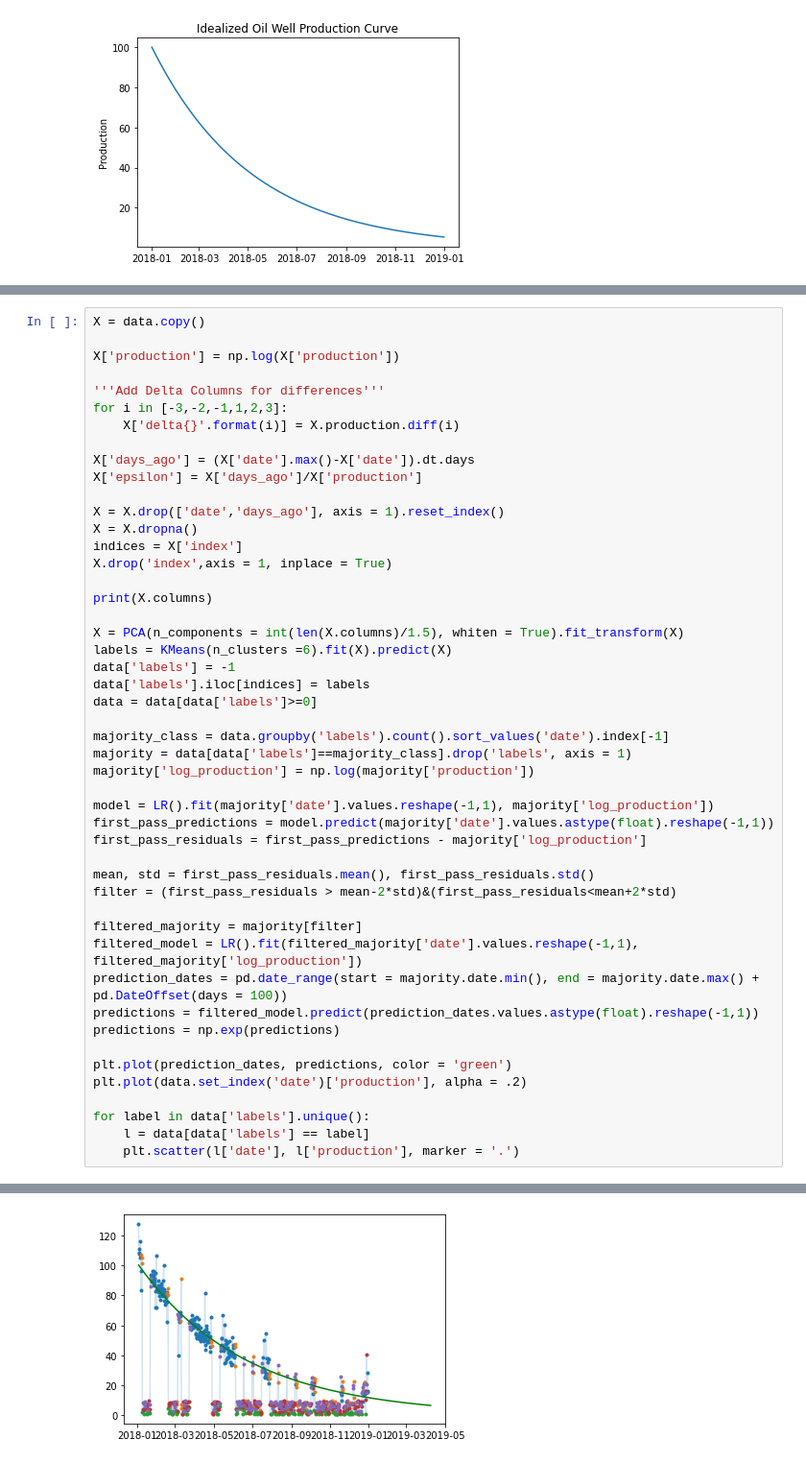
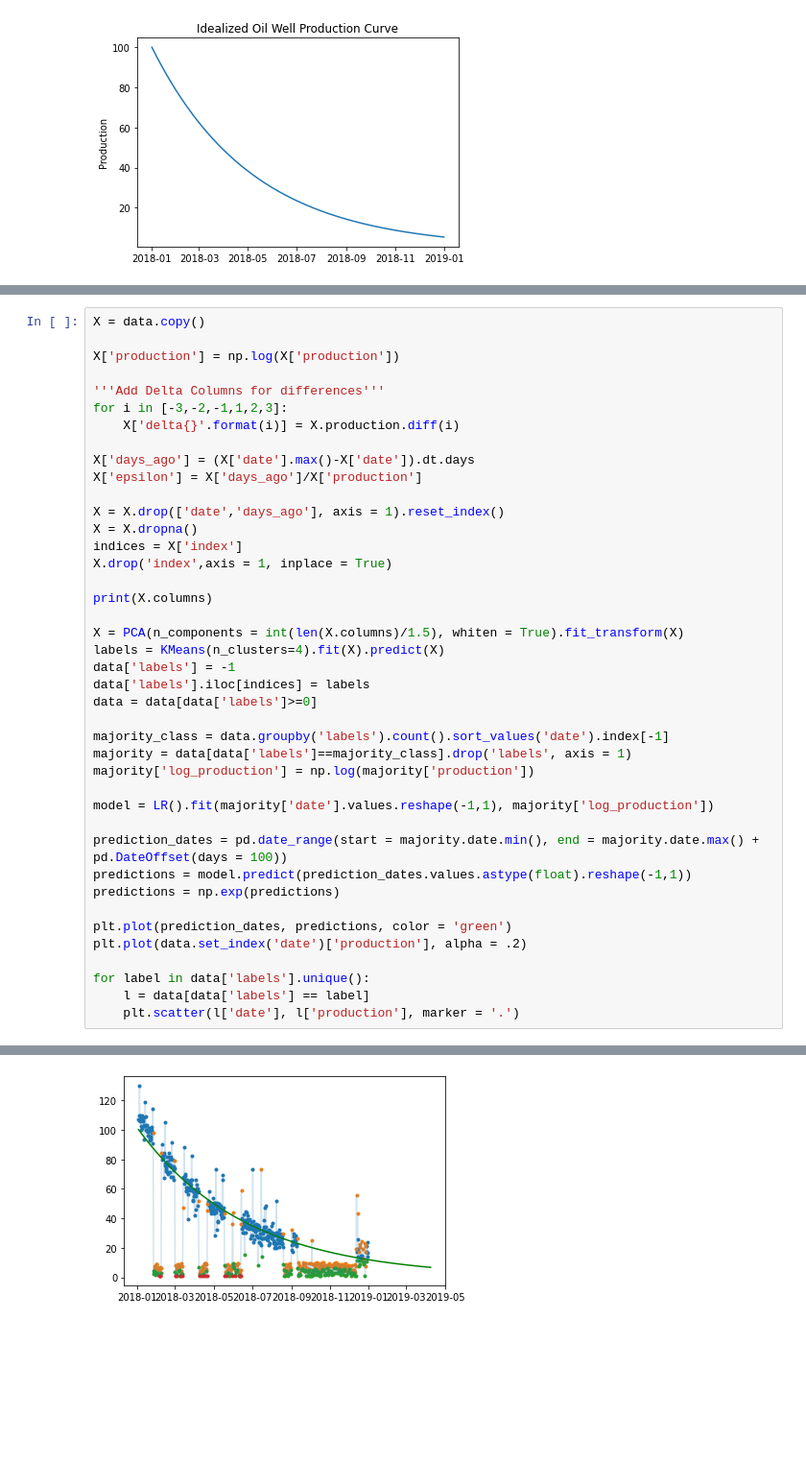
Before and after one commit to ljbelenky/decline, a Jupyter notebook: Production Modeling.ipynb, the cells around one changed output, grey strips where cells are left out. Shown at 96% size. Saved outputs shown, nothing was run; the diff lists cells and outputs as text; blank space fills up the shorter version.

Commit message:
fixing labels

```diff
--- a/Production Modeling.ipynb
+++ b/Production Modeling.ipynb
@@ -99,40 +99,33 @@ X = X.drop(['date','days_ago'], axis = 1).reset_index()
 X = X.dropna()
 indices = X['index']
 X.drop('index',axis = 1, inplace = True)
 
 print(X.columns)
 
 X = PCA(n_components = int(len(X.columns)/1.5), whiten = True).fit_transform(X)
-labels = KMeans(n_clusters =6).fit(X).predict(X)
+labels = KMeans(n_clusters=4).fit(X).predict(X)
 data['labels'] = -1
 data['labels'].iloc[indices] = labels
 data = data[data['labels']>=0]
 
 majority_class = data.groupby('labels').count().sort_values('date').index[-1]
 majority = data[data['labels']==majority_class].drop('labels', axis = 1)
 majority['log_production'] = np.log(majority['production'])
 
 model = LR().fit(majority['date'].values.reshape(-1,1), majority['log_production'])
-first_pass_predictions = model.predict(majority['date'].values.astype(float).reshape(-1,1))
-first_pass_residuals = first_pass_predictions - majority['log_production']
 
-mean, std = first_pass_residuals.mean(), first_pass_residuals.std()
-filter = (first_pass_residuals > mean-2*std)&(first_pass_residuals<mean+2*std)
-
-filtered_majority = majority[filter]
-filtered_model = LR().fit(filtered_majority['date'].values.reshape(-1,1), filtered_majority['log_production'])
 prediction_dates = pd.date_range(start = majority.date.min(), end = majority.date.max() + pd.DateOffset(days = 100))
-predictions = filtered_model.predict(prediction_dates.values.astype(float).reshape(-1,1))
+predictions = model.predict(prediction_dates.values.astype(float).reshape(-1,1))
 predictions = np.exp(predictions)
 
 plt.plot(prediction_dates, predictions, color = 'green')
 plt.plot(data.set_index('date')['production'], alpha = .2)
 
 for label in data['labels'].unique():
     l = data[data['labels'] == label]
     plt.scatter(l['date'], l['production'], marker = '.')
 # %% [output]
 Index(['production', 'delta-3', 'delta-2', 'delta-1', 'delta1', 'delta2',
        'delta3', 'epsilon'],
       dtype='object')
-[figure, old version]
+[figure, new version]
```
Also changed, not shown: parts of 4 cells of this notebook.
